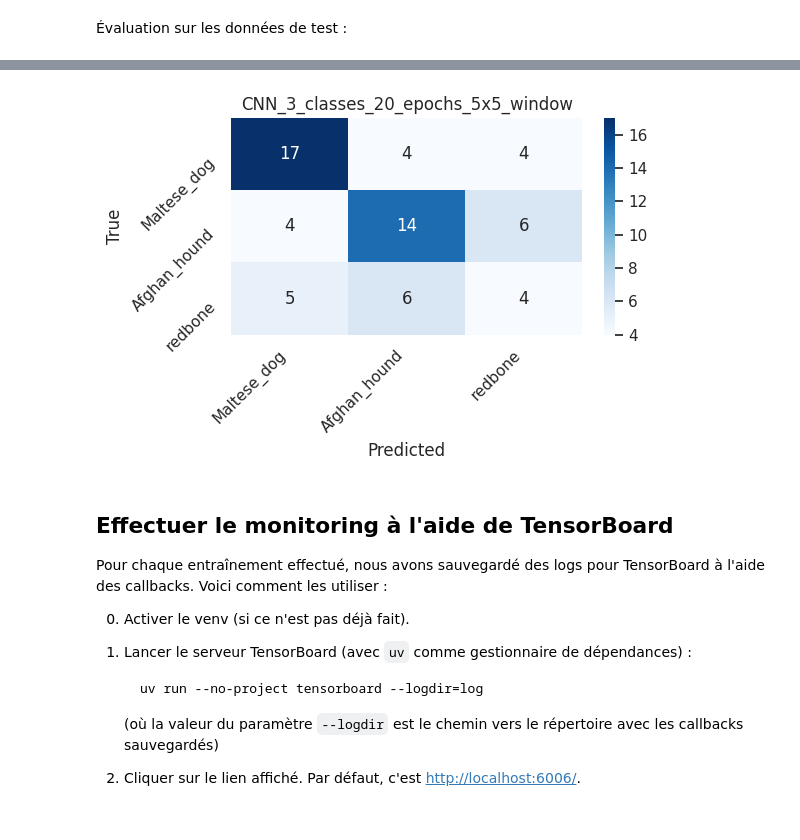
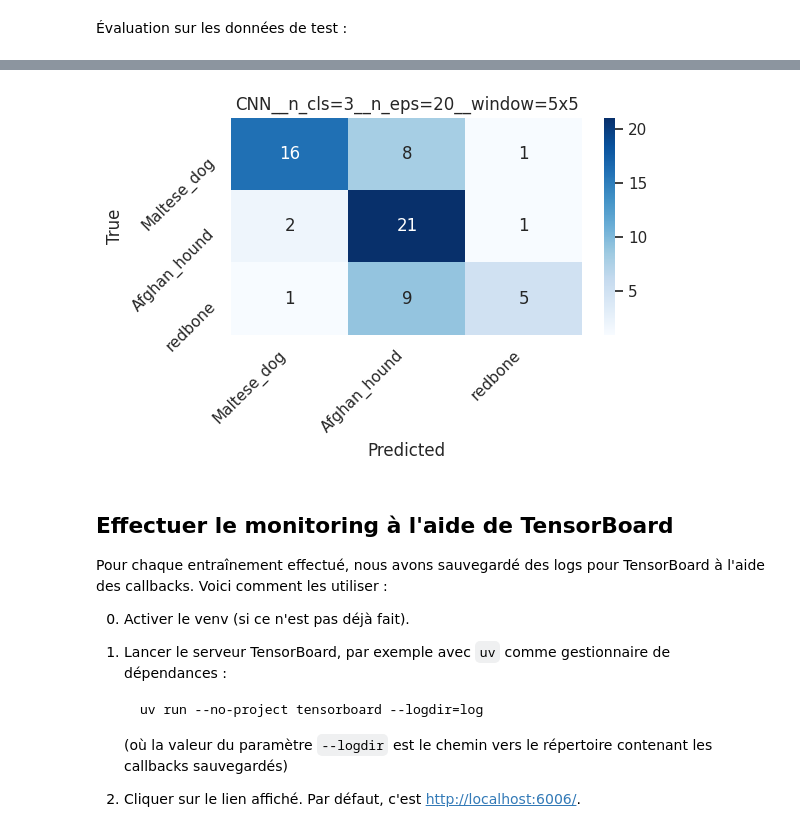
Before and after one commit to kirisakow/oc-dogs-cv-dl, a Jupyter notebook: ISAKOV_Kiril_2_notebook_model_from_scratch_032026.ipynb, the cells around one changed output, grey strips where cells are left out. Saved outputs shown, nothing was run; the diff lists cells and outputs as text; code cells hidden in the pictures.

````diff
--- a/ISAKOV_Kiril_2_notebook_model_from_scratch_032026.ipynb
+++ b/ISAKOV_Kiril_2_notebook_model_from_scratch_032026.ipynb
@@ -545,7 +550,7 @@ DROPOUT_RATE = 0.30
 LR = 1e-3
 N_CLASSES = 3
 N_EPOCHS = 20
-experiment_name = f'CNN_{N_CLASSES}_classes_{N_EPOCHS}_epochs_{DROPOUT_RATE:.2f}_dropout'
+experiment_name = f'CNN__n_cls={N_CLASSES}__n_eps={N_EPOCHS}__drpt={DROPOUT_RATE:.2f}'
 # %% [markdown]
 Construire le modèle :
 # %%
@@ -641,7 +651,7 @@ plot_confusion_matrix(model, test_seq, test_seq.labels, breed_labels_dict.values
 LR = 1e-4
 N_CLASSES = 3
 N_EPOCHS = 20
-experiment_name = f'CNN_{N_CLASSES}_classes_{N_EPOCHS}_epochs_{LR}_learning_rate'
+experiment_name = f'CNN__n_cls={N_CLASSES}__n_eps={N_EPOCHS}__LR={LR}'
 # %% [markdown]
 Construire le modèle :
 # %%
@@ -737,7 +752,7 @@ FILTERS = [32, 64, 128]
 LR = 1e-3
 N_CLASSES = 3
 N_EPOCHS = 20
-experiment_name = f'CNN_{N_CLASSES}_classes_{N_EPOCHS}_epochs_{len(FILTERS)}_layers'
+experiment_name = f'CNN__n_cls={N_CLASSES}__n_eps={N_EPOCHS}__n_lay={len(FILTERS)}'
 # %% [markdown]
 Construire le modèle :
 # %%
@@ -834,7 +854,7 @@ KERNEL_SIZE = 5
 LR = 1e-3
 N_CLASSES = 3
 N_EPOCHS = 20
-experiment_name = f'CNN_{N_CLASSES}_classes_{N_EPOCHS}_epochs_{KERNEL_SIZE}x{KERNEL_SIZE}_window'
+experiment_name = f'CNN__n_cls={N_CLASSES}__n_eps={N_EPOCHS}__window={KERNEL_SIZE}x{KERNEL_SIZE}'
 # %% [markdown]
 Construire le modèle :
 # %%
@@ -917,5 +942,5 @@ logr.info(f"Loss finale de la validation: {history.history['val_loss'][-1]:.4f}"
 # %%
 logr.info(f"Évaluation sur les données de test :")
 logr.info(f"loss, accuracy = {model.evaluate(test_seq)}")
-plot_confusion_matrix(model, test_seq, test_seq.labels, breed_labels_dict.values(), title=f'{experiment_name}')
+plot_confusion_matrix(model, test_seq, test_seq.yset, breed_labels_dict.values(), title=f'{experiment_name}')
 # %% [output]
@@ -926,4 +951,4 @@ plot_confusion_matrix(model, test_seq, test_seq.labels, breed_labels_dict.values
-[figure, old version]
+[figure, new version]
 # %% [markdown]
 ## Effectuer le monitoring à l'aide de TensorBoard
 
@@ -931,12 +956,12 @@ Pour chaque entraînement effectué, nous avons sauvegardé des logs pour Tensor
 
 0. Activer le venv (si ce n'est pas déjà fait).
 
-1. Lancer le serveur TensorBoard (avec `uv` comme gestionnaire de dépendances) :
+1. Lancer le serveur TensorBoard, par exemple avec `uv` comme gestionnaire de dépendances :
 
    ```bash
    uv run --no-project tensorboard --logdir=log
    ```
 
-   (où la valeur du paramètre `--logdir` est le chemin vers le répertoire avec les callbacks sauvegardés)
+   (où la valeur du paramètre `--logdir` est le chemin vers le répertoire contenant les callbacks sauvegardés)
 
 2. Cliquer sur le lien affiché. Par défaut, c'est [http://localhost:6006/](http://localhost:6006/).
````
Also changed, not shown: parts of 27 cells of this notebook, 3 other files.
